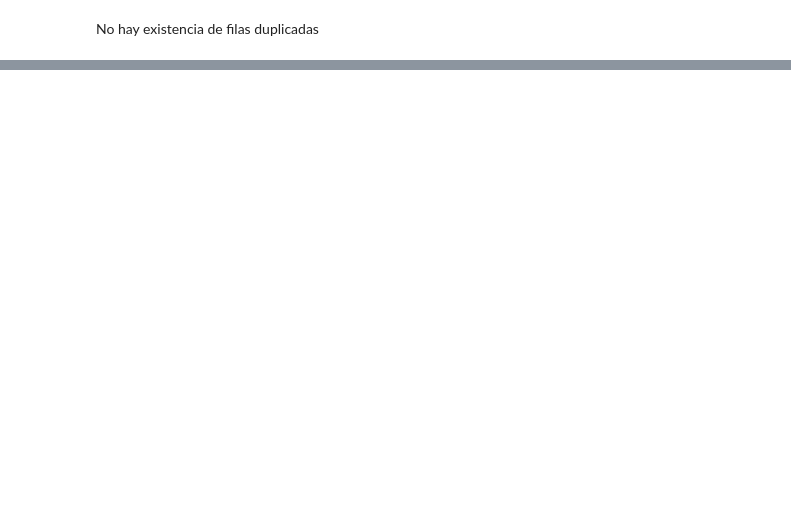
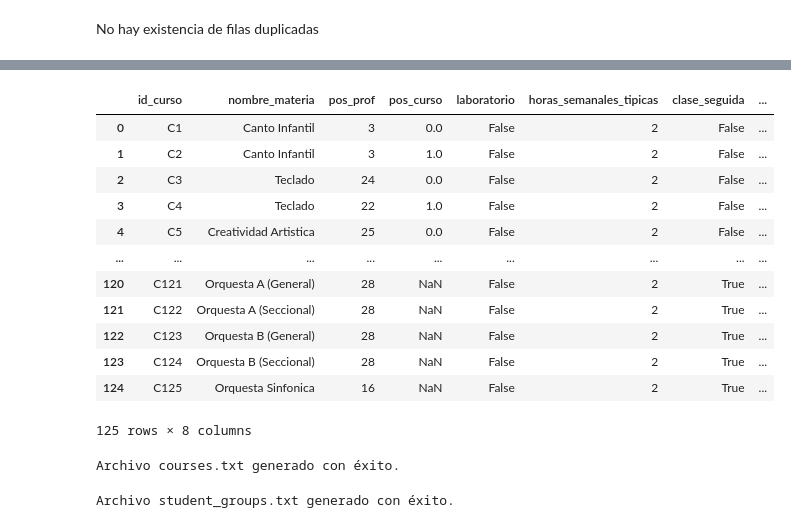
Before and after one commit to AndrewHerrada/Timetabling, a Jupyter notebook: Tablas.ipynb, the cells around one changed output, grey strips where cells are left out. Cells and saved outputs as stored; diff of their text form; code cells hidden in the pictures; blank space fills up the shorter version.

```diff
--- a/Tablas.ipynb
+++ b/Tablas.ipynb
@@ -342,0 +151,13 @@ df_definitivo.to_excel("tabla_minable.xlsx", index=False)
+# %%
+columnas = [
+    'nombre_materia',
+    'pos_prof',
+    'pos_curso',
+    'laboratorio',
+    'horas_semanales_tipicas',
+    'clase_seguida',
+    'aula_req'
+]
+
+# Reordenar el DataFrame
+df_merged = df_merged[columnas]
@@ -342,0 +180,44 @@ df_definitivo.to_excel("tabla_minable.xlsx", index=False)
+# %%
+df_merged.insert(0, 'id_curso', ['C' + str(i + 1) for i in range(len(df_merged))])
+
+df_merged
+# %% [output]
+|  | id_curso | nombre_materia | pos_prof | pos_curso | laboratorio | horas_semanales_tipicas | clase_seguida | ... |
+| 0 | C1 | Canto Infantil | 3 | 0.0 | False | 2 | False | ... |
+| 1 | C2 | Canto Infantil | 3 | 1.0 | False | 2 | False | ... |
+| 2 | C3 | Teclado | 24 | 0.0 | False | 2 | False | ... |
+| 3 | C4 | Teclado | 22 | 1.0 | False | 2 | False | ... |
+| 4 | C5 | Creatividad Artistica | 25 | 0.0 | False | 2 | False | ... |
+| ... | ... | ... | ... | ... | ... | ... | ... | ... |
+| 120 | C121 | Orquesta A (General) | 28 | NaN | False | 2 | True | ... |
+| 121 | C122 | Orquesta A (Seccional) | 28 | NaN | False | 2 | True | ... |
+| 122 | C123 | Orquesta B (General) | 28 | NaN | False | 2 | True | ... |
+| 123 | C124 | Orquesta B (Seccional) | 28 | NaN | False | 2 | True | ... |
+| 124 | C125 | Orquesta Sinfonica | 16 | NaN | False | 2 | True | ... |
+125 rows × 8 columns
+# %%
+# Genera el archivo courses.txt
+with open("courses.txt", "w") as file:
+    for _, row in df_merged.iterrows():
+        course_str = f'new Course("{row["id_curso"]}", "{row["nombre_materia"]}", professors[{row["pos_prof"]}]'
+
+        # Agrega `pos_curso` si no es nulo
+        if pd.notna(row["pos_curso"]):
+            course_str += f', studentGroups[{int(row["pos_curso"])}]'
+        else:
+            course_str += ', null'  # O puedes omitirlo si prefieres
+
+        course_str += f', {str(row["laboratorio"]).lower()}, {row["horas_semanales_tipicas"]}, {str(row["clase_seguida"]).lower()}'
+
+        # Agrega el valor de `aula_req` si no es nulo
+        if pd.notna(row["aula_req"]):
+            course_str += f', "{row["aula_req"]}"'
+
+        course_str += '),\n'
+
+        # Escribe la línea en el archivo
+        file.write(course_str)
+
+print("Archivo courses.txt generado con éxito.")
+# %% [output]
+Archivo courses.txt generado con éxito.
@@ -342,0 +227,9 @@ df_definitivo.to_excel("tabla_minable.xlsx", index=False)
+# %%
+with open("student_groups.txt", "w") as file:
+    for _, row in data_curso.iterrows():
+        group_str = f'new StudentGroup("{row["id_curso"]}", "{row["curso"]}", {row["inscritos"]}),\n'
+        file.write(group_str)
+
+print("Archivo student_groups.txt generado con éxito.")
+# %% [output]
+Archivo student_groups.txt generado con éxito.
```
Also changed, not shown: parts of 54 cells of this notebook, 15 other files.
